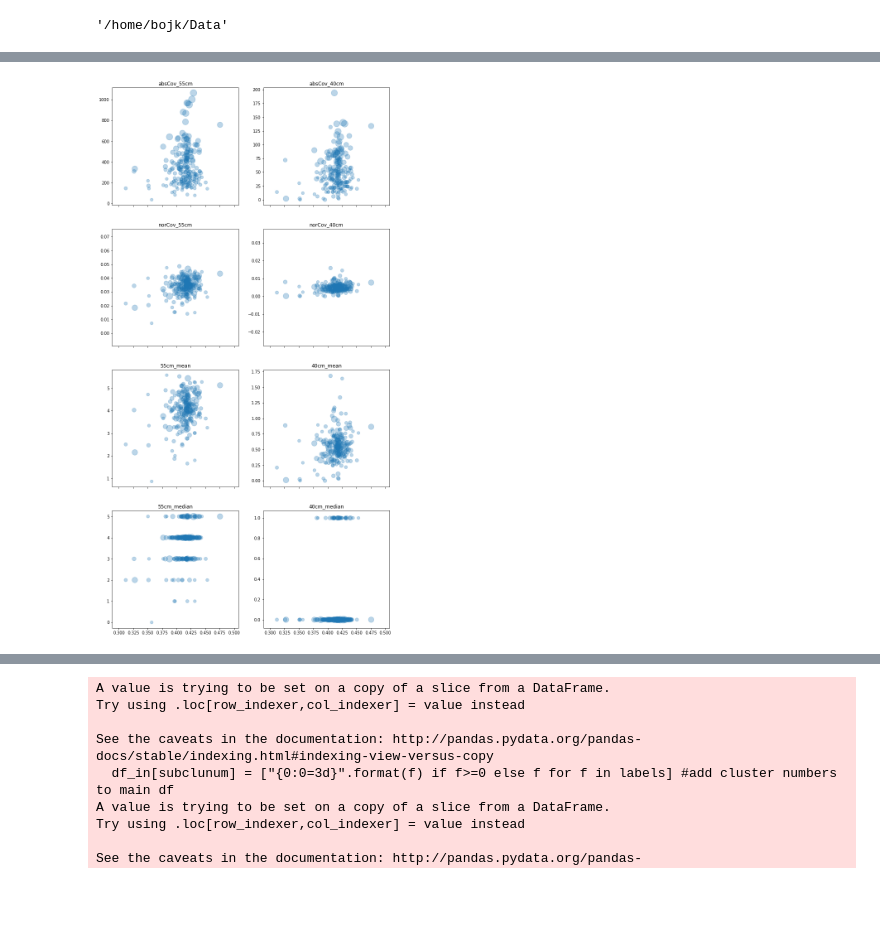
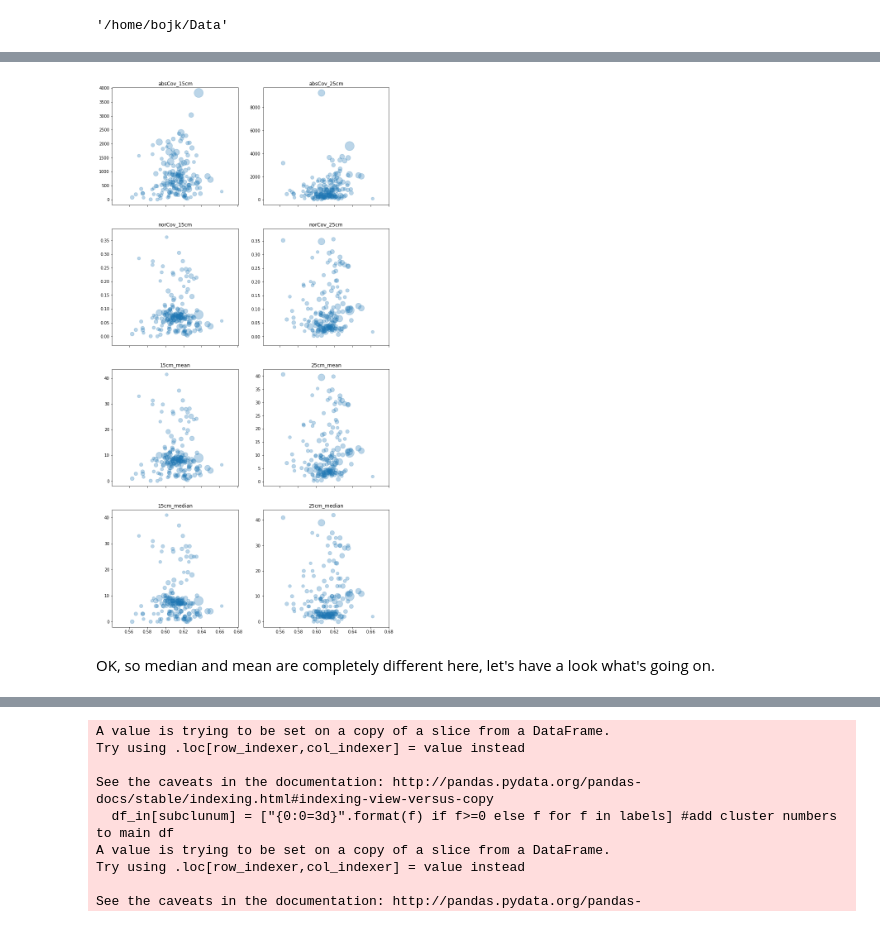
Before and after one commit to BojkArth/minimeta_notebooks, a Jupyter notebook: 201901_postReassemblyPruning_SagMAT.ipynb, the cells around one changed output, grey strips where cells are left out. Saved outputs shown, nothing was run; the diff lists cells and outputs as text; code cells hidden in the pictures; blank space fills up the shorter version.

```diff
--- a/201901_postReassemblyPruning_SagMAT.ipynb
+++ b/201901_postReassemblyPruning_SagMAT.ipynb
@@ -50,25 +79,29 @@ len(FBreadf[FBreadf['length_from_fasta']>=5e3])
 # %%
 #FBreadf5kb = FBreadf[FBreadf['length']>=5000]
 f, ax = plt.subplots(4,2, sharex=True,figsize=(12,24))
-bin000 = FBreadf5kb[FBreadf5kb['Bin']=='005']
-ax[0][0].scatter(bin000['GC'],bin000['absCov_55cm'],s=bin000['length']/1e2,alpha=.3)
-ax[0][0].set_title('absCov_55cm')
-ax[0][1].scatter(bin000['GC'],bin000['absCov_40cm'],s=bin000['length']/1e2,alpha=.3)
-ax[0][1].set_title('absCov_40cm')
-ax[1][0].scatter(bin000['GC'],bin000['norCov_55cm'],s=bin000['length']/1e2,alpha=.3)
-ax[1][0].set_title('norCov_55cm')
-ax[1][1].scatter(bin000['GC'],bin000['norCov_40cm'],s=bin000['length']/1e2,alpha=.3)
-ax[1][1].set_title('norCov_40cm')
+bin000 = SMreadf5kb[SMreadf5kb['Bin']=='039']
+d1 = '15cm'
+d2 = '25cm'
+ax[0][0].scatter(bin000['GC'],bin000['absCov_'+d1],s=bin000['length']/1e2,alpha=.3)
+ax[0][0].set_title('absCov_'+d1)
+ax[0][1].scatter(bin000['GC'],bin000['absCov_'+d2],s=bin000['length']/1e2,alpha=.3)
+ax[0][1].set_title('absCov_'+d2)
+ax[1][0].scatter(bin000['GC'],bin000['norCov_'+d1],s=bin000['length']/1e2,alpha=.3)
+ax[1][0].set_title('norCov_'+d1)
+ax[1][1].scatter(bin000['GC'],bin000['norCov_'+d2],s=bin000['length']/1e2,alpha=.3)
+ax[1][1].set_title('norCov_'+d2)
 
-ax[2][0].scatter(bin000['GC'],bin000['55cm_mean'],s=bin000['length']/1e2,alpha=.3)
-ax[2][0].set_title('55cm_mean')
-ax[2][1].scatter(bin000['GC'],bin000['40cm_mean'],s=bin000['length']/1e2,alpha=.3)
-ax[2][1].set_title('40cm_mean')
-ax[3][0].scatter(bin000['GC'],bin000['55cm_median'],s=bin000['length']/1e2,alpha=.3)
-ax[3][0].set_title('55cm_median')
-ax[3][1].scatter(bin000['GC'],bin000['40cm_median'],s=bin000['length']/1e2,alpha=.3)
-ax[3][1].set_title('40cm_median')
+ax[2][0].scatter(bin000['GC'],bin000[d1+'_mean'],s=bin000['length']/1e2,alpha=.3)
+ax[2][0].set_title(d1+'_mean')
+ax[2][1].scatter(bin000['GC'],bin000[d2+'_mean'],s=bin000['length']/1e2,alpha=.3)
+ax[2][1].set_title(d2+'_mean')
+ax[3][0].scatter(bin000['GC'],bin000[d1+'_median'],s=bin000['length']/1e2,alpha=.3)
+ax[3][0].set_title(d1+'_median')
+ax[3][1].scatter(bin000['GC'],bin000[d2+'_median'],s=bin000['length']/1e2,alpha=.3)
+ax[3][1].set_title(d2+'_median')
 #plt.xlim(0.3,.5)
 plt.show()
 # %% [output]
-[figure, old version]
+[figure, new version]
+# %% [markdown]
+OK, so median and mean are completely different here, let's have a look what's going on.
```
Also changed, not shown: parts of 28 cells of this notebook, 1 other file.
